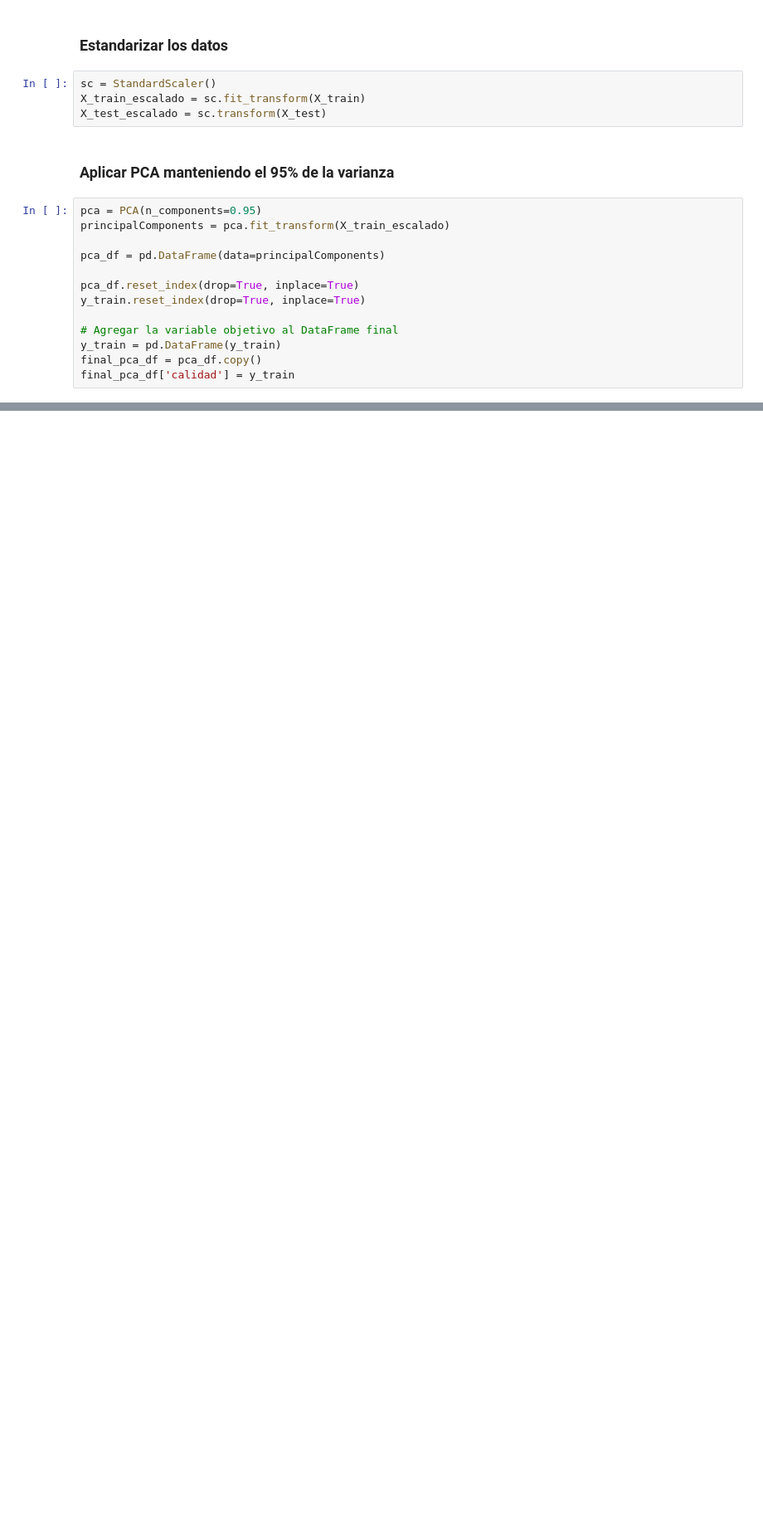
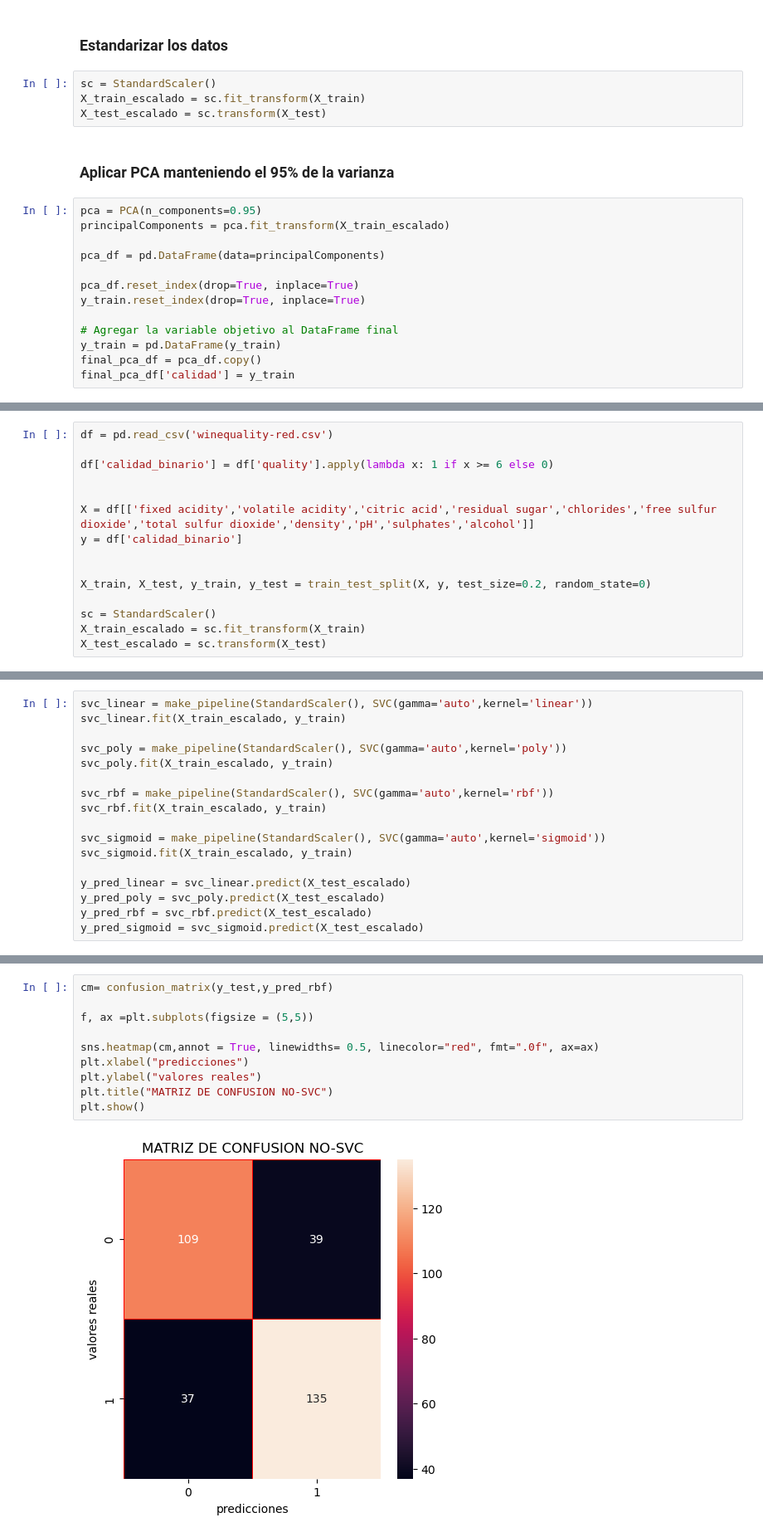
Before and after one commit to RalphNM1/InteligenciaArtificial, a Jupyter notebook: Ejercicios/PCA/PCA.ipynb, the cells around one changed output, grey strips where cells are left out. Shown: that part at 83% size. Drawn from its saved outputs; the diff is of its cells as text; blank space fills up the shorter version.

```diff
--- a/Ejercicios/PCA/PCA.ipynb
+++ b/Ejercicios/PCA/PCA.ipynb
@@ -77,0 +178,15 @@ final_pca_df['calidad'] = y_train
+# %%
+df = pd.read_csv('winequality-red.csv')
+
+df['calidad_binario'] = df['quality'].apply(lambda x: 1 if x >= 6 else 0)
+
+
+X = df[['fixed acidity','volatile acidity','citric acid','residual sugar','chlorides','free sulfur dioxide','total sulfur dioxide','density','pH','sulphates','alcohol']]
+y = df['calidad_binario']
+
+
+X_train, X_test, y_train, y_test = train_test_split(X, y, test_size=0.2, random_state=0)
+
+sc = StandardScaler()
+X_train_escalado = sc.fit_transform(X_train)
+X_test_escalado = sc.transform(X_test)
@@ -77,0 +195,17 @@ final_pca_df['calidad'] = y_train
+# %%
+svc_linear = make_pipeline(StandardScaler(), SVC(gamma='auto',kernel='linear'))
+svc_linear.fit(X_train_escalado, y_train)
+
+svc_poly = make_pipeline(StandardScaler(), SVC(gamma='auto',kernel='poly'))
+svc_poly.fit(X_train_escalado, y_train)
+
+svc_rbf = make_pipeline(StandardScaler(), SVC(gamma='auto',kernel='rbf'))
+svc_rbf.fit(X_train_escalado, y_train)
+
+svc_sigmoid = make_pipeline(StandardScaler(), SVC(gamma='auto',kernel='sigmoid'))
+svc_sigmoid.fit(X_train_escalado, y_train)
+
+y_pred_linear = svc_linear.predict(X_test_escalado)
+y_pred_poly = svc_poly.predict(X_test_escalado)
+y_pred_rbf = svc_rbf.predict(X_test_escalado)
+y_pred_sigmoid = svc_sigmoid.predict(X_test_escalado)
@@ -77,0 +246,12 @@ final_pca_df['calidad'] = y_train
+# %%
+cm= confusion_matrix(y_test,y_pred_rbf)
+
+f, ax =plt.subplots(figsize = (5,5))
+
+sns.heatmap(cm,annot = True, linewidths= 0.5, linecolor="red", fmt=".0f", ax=ax)
+plt.xlabel("predicciones")
+plt.ylabel("valores reales")
+plt.title("MATRIZ DE CONFUSION NO-SVC")
+plt.show()
+# %% [output]
+[figure, added]
```
Also changed, not shown: parts of 20 cells of this notebook.
